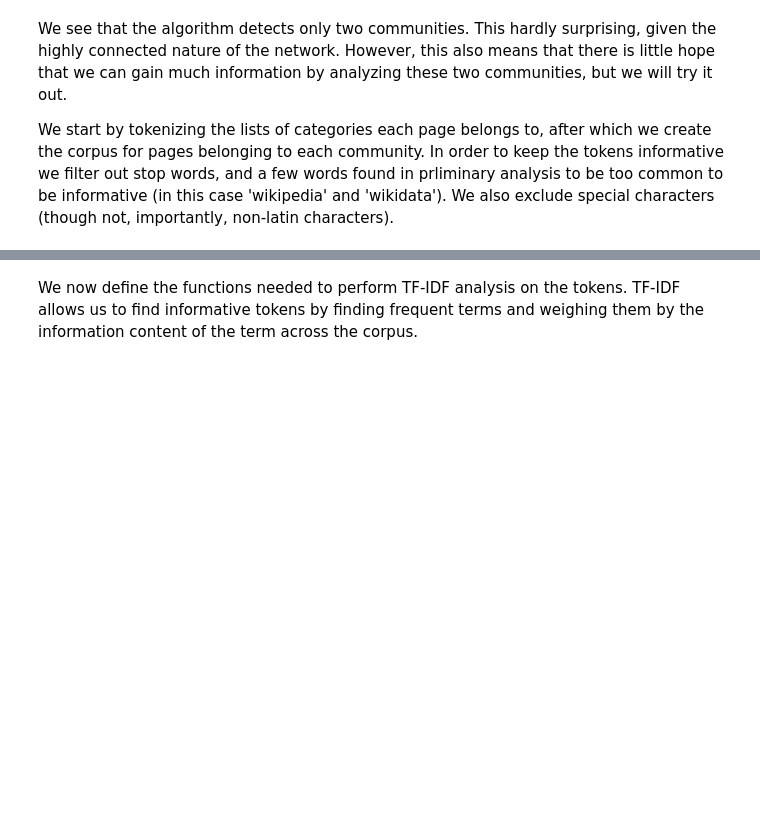
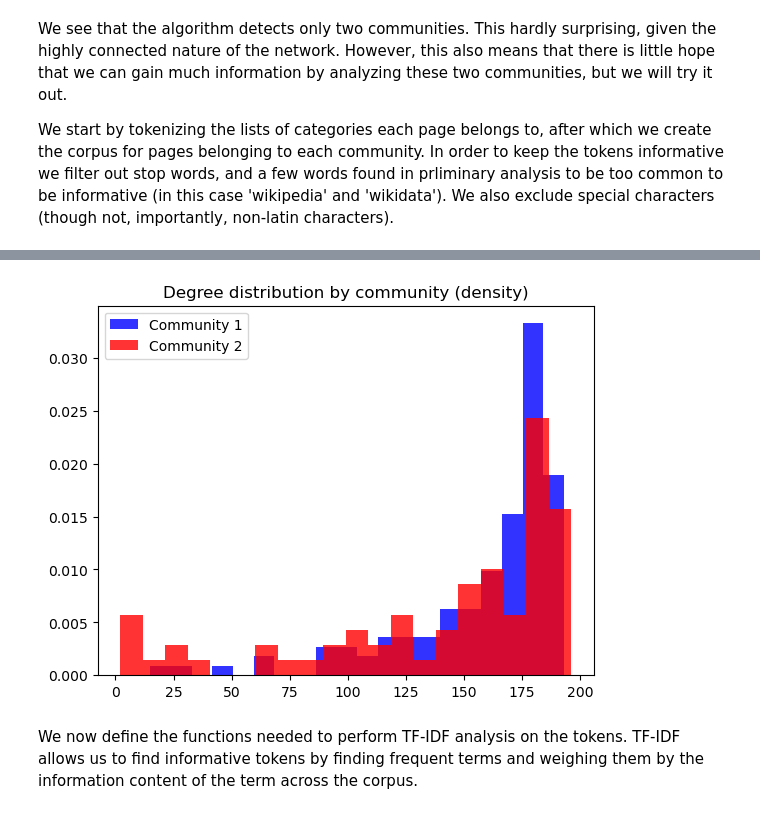
Before and after one commit to CSS-project-02467/CSS_Project, a Jupyter notebook: wikipedia.ipynb, the cells around one changed output, grey strips where cells are left out. Cells and saved outputs as stored; diff of their text form; code cells hidden in the pictures; blank space fills up the shorter version.

```diff
--- a/wikipedia.ipynb
+++ b/wikipedia.ipynb
@@ -262,3 +280,13 @@ We start by tokenizing the lists of categories each page belongs to, after which
+# %%
+degree_0 = [degree_dict[node] for node in G.nodes if partition[node] == 0]
+degree_1 = [degree_dict[node] for node in G.nodes if partition[node] == 1]
+plt.hist(degree_0, color='blue',bins=20, alpha=0.8, density=True, label='Community 1')
+plt.hist(degree_1, color='red',bins=20, alpha=0.8, density=True, label='Community 2')
+plt.legend()
+plt.title('Degree distribution by community (density)')
+plt.savefig('degree_community', dpi=300)
+# %% [output]
+[figure, added]
 # %%
 # Function to tokenize category lists.
 def tokenize_category_list(category_list, exclude_stop=True):
```
Also changed, not shown: parts of 3 cells of this notebook, 8 other files.
